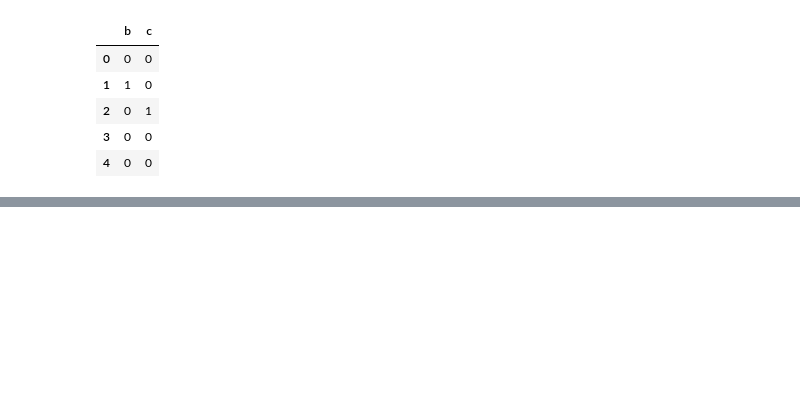
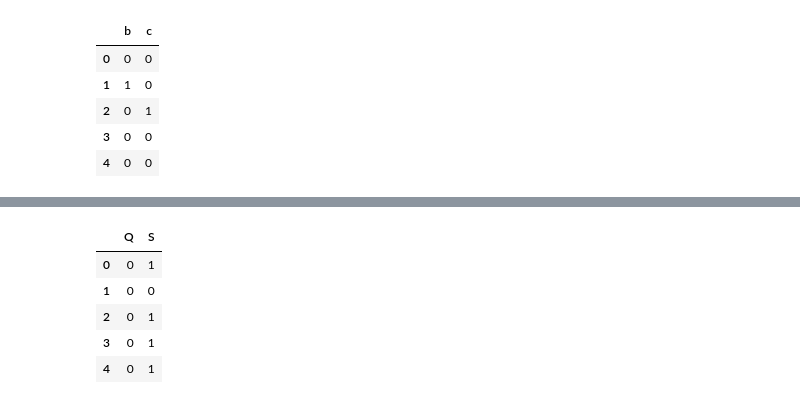
Before and after one commit to ManjeetRaj/Logistic-regression-on-the-titanic-dataset, a Jupyter notebook: Logistic-regression-on-the-titanic-dataset.ipynb, the cells around one changed output, grey strips where cells are left out. Cells and saved outputs as stored; diff of their text form; code cells hidden in the pictures; blank space fills up the shorter version.

```diff
--- a/Logistic-regression-on-the-titanic-dataset.ipynb
+++ b/Logistic-regression-on-the-titanic-dataset.ipynb
@@ -237,0 +263,10 @@ pd.get_dummies(pd.Series(list('abcaa')),drop_first=True)
+# %%
+embark_location = pd.get_dummies(titanic_data['Embarked'],drop_first=True)
+embark_location.head()
+# %% [output]
+|  | Q | S |
+| 0 | 0 | 1 |
+| 1 | 0 | 0 |
+| 2 | 0 | 1 |
+| 3 | 0 | 1 |
+| 4 | 0 | 1 |
```
Also changed, not shown: parts of 7 cells of this notebook.
